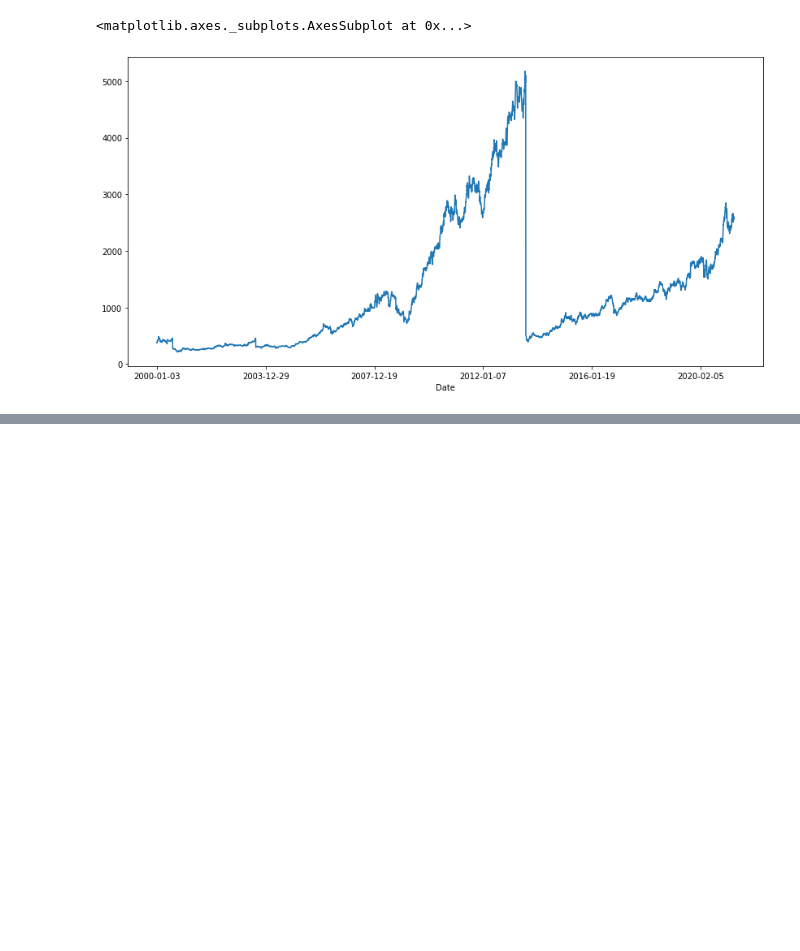
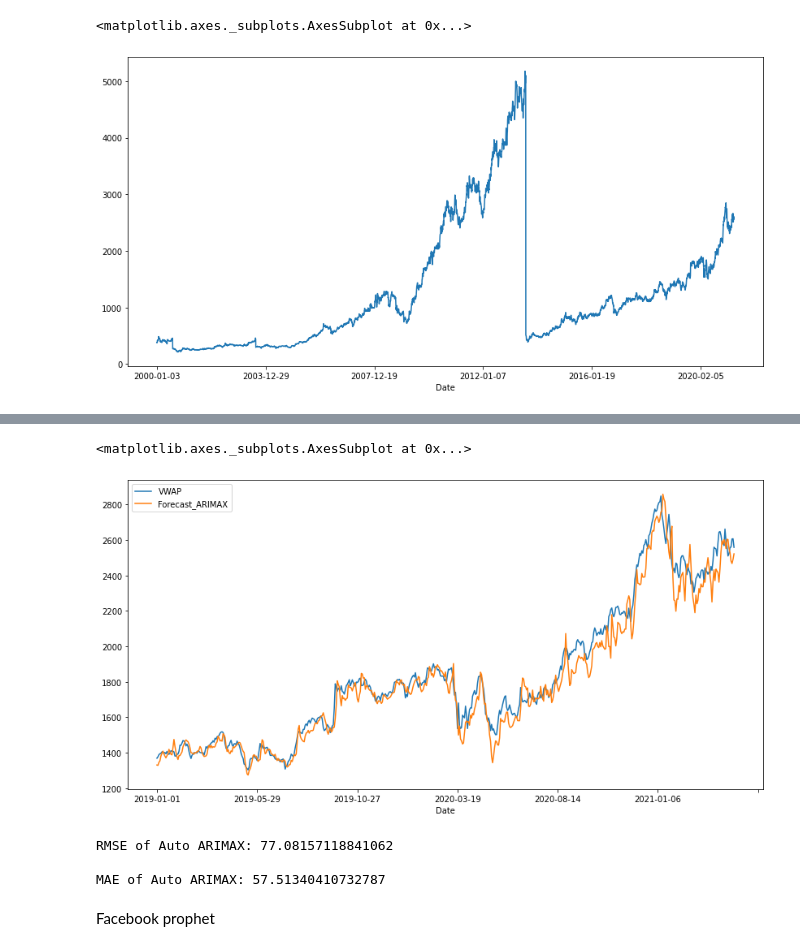
Before and after one commit to hargurjeet/MachineLearning, a Jupyter notebook: Nifty_50_Time_Series_Forecasting.ipynb, the cells around one changed output, grey strips where cells are left out. Cells and saved outputs as stored; diff of their text form; code cells hidden in the pictures; blank space fills up the shorter version.

```diff
--- a/Nifty_50_Time_Series_Forecasting.ipynb
+++ b/Nifty_50_Time_Series_Forecasting.ipynb
@@ -158,0 +253,14 @@ NameError: ignored
+# %%
+for feature in lag_features:
+    df[f"{feature}_mean_lag{window1}"] = df_mean_3d[feature]
+    df[f"{feature}_mean_lag{window2}"] = df_mean_7d[feature]
+    df[f"{feature}_mean_lag{window3}"] = df_mean_30d[feature]
+
+    df[f"{feature}_std_lag{window1}"] = df_std_3d[feature]
+    df[f"{feature}_std_lag{window2}"] = df_std_7d[feature]
+    df[f"{feature}_std_lag{window3}"] = df_std_30d[feature]
+
+df.fillna(df.mean(), inplace=True)
+
+df.set_index("Date", drop=False, inplace=True)
+df.head()
@@ -158,0 +275,7 @@ NameError: ignored
+# %%
+df.Date = pd.to_datetime(df.Date, format="%Y-%m-%d")
+df["month"] = df.Date.dt.month
+df["week"] = df.Date.dt.week
+df["day"] = df.Date.dt.day
+df["day_of_week"] = df.Date.dt.dayofweek
+df.head()
@@ -158,0 +291,20 @@ NameError: ignored
+# %%
+df_train = df[df.Date < "2019"]
+df_valid = df[df.Date >= "2019"]
+
+exogenous_features = ["High_mean_lag3", "High_std_lag3", "Low_mean_lag3", "Low_std_lag3",
+                      "Volume_mean_lag3", "Volume_std_lag3", "Turnover_mean_lag3",
+                      "Turnover_std_lag3", "Trades_mean_lag3", "Trades_std_lag3",
+                      "High_mean_lag7", "High_std_lag7", "Low_mean_lag7", "Low_std_lag7",
+                      "Volume_mean_lag7", "Volume_std_lag7", "Turnover_mean_lag7",
+                      "Turnover_std_lag7", "Trades_mean_lag7", "Trades_std_lag7",
+                      "High_mean_lag30", "High_std_lag30", "Low_mean_lag30", "Low_std_lag30",
+                      "Volume_mean_lag30", "Volume_std_lag30", "Turnover_mean_lag30",
+                      "Turnover_std_lag30", "Trades_mean_lag30", "Trades_std_lag30",
+                      "month", "week", "day", "day_of_week"]
+# %%
+model = auto_arima(df_train.VWAP, exogenous=df_train[exogenous_features], trace=True, error_action="ignore", suppress_warnings=True)
+model.fit(df_train.VWAP, exogenous=df_train[exogenous_features])
+
+forecast = model.predict(n_periods=len(df_valid), exogenous=df_valid[exogenous_features])
+df_valid["Forecast_ARIMAX"] = forecast
@@ -158,0 +340,14 @@ NameError: ignored
+# %%
+df_valid[["VWAP", "Forecast_ARIMAX"]].plot(figsize=(14, 7))
+# %% [output]
+<matplotlib.axes._subplots.AxesSubplot at 0x...>
+[figure, added]
+# %%
+print("RMSE of Auto ARIMAX:", np.sqrt(mean_squared_error(df_valid.VWAP, df_valid.Forecast_ARIMAX)))
+print("\nMAE of Auto ARIMAX:", mean_absolute_error(df_valid.VWAP, df_valid.Forecast_ARIMAX))
+# %% [output]
+RMSE of Auto ARIMAX: 77.08157118841062
+
+MAE of Auto ARIMAX: 57.51340410732787
+# %% [markdown]
+Facebook prophet
```
Also changed, not shown: parts of 20 cells of this notebook.
